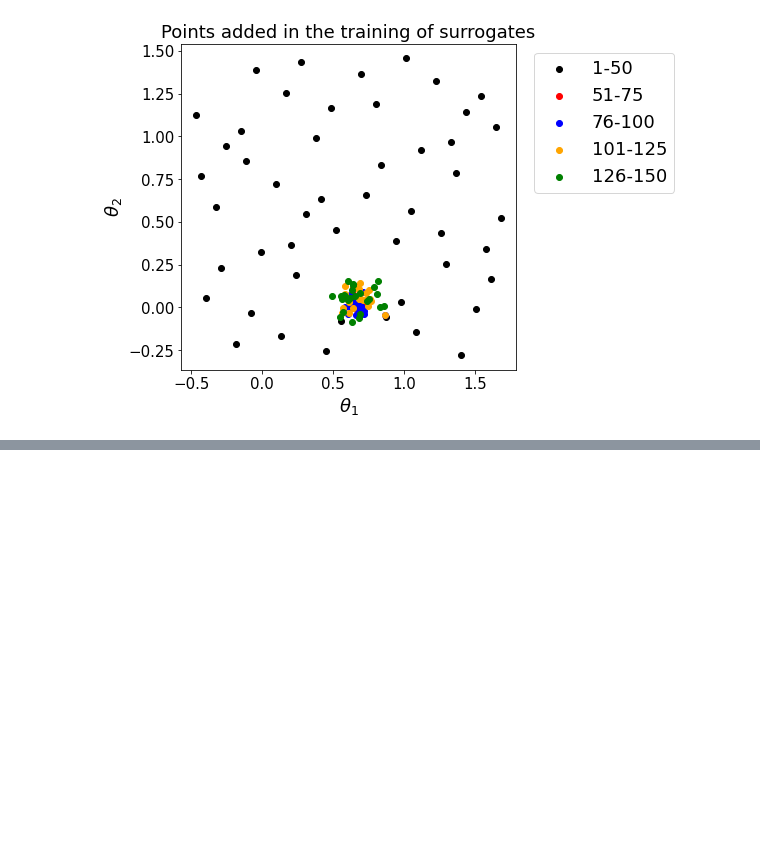
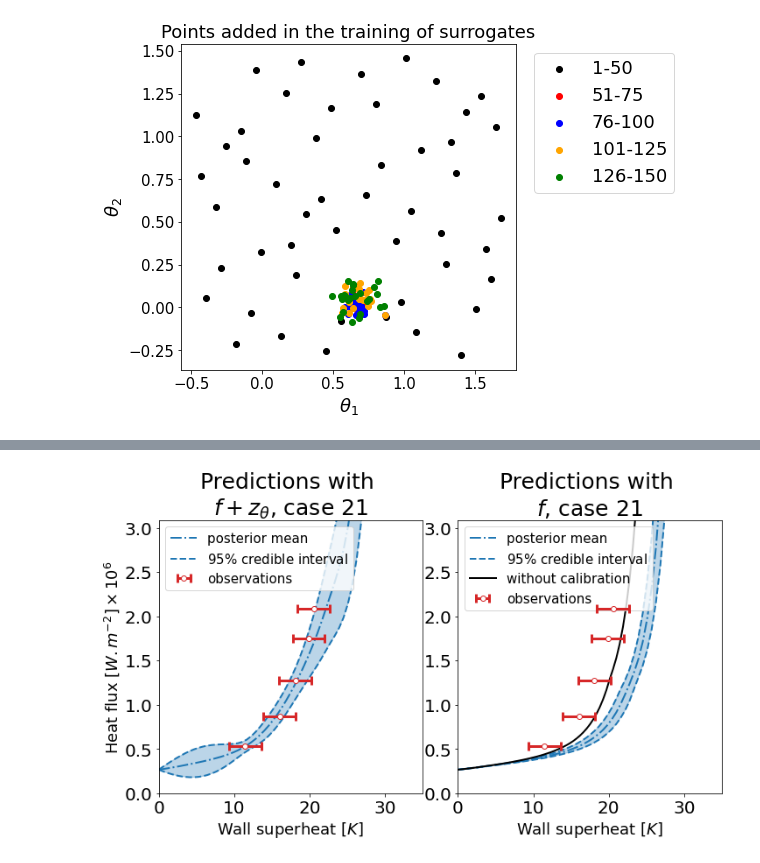
Before and after one commit to nleoni95/code2, a Jupyter notebook: Article1/Replica_Ravik_dotkernel/DensityPlots.ipynb, the cells around one changed output, grey strips where cells are left out. Saved outputs shown, nothing was run; the diff lists cells and outputs as text; code cells hidden in the pictures; blank space fills up the shorter version.

```diff
--- a/Article1/Replica_Ravik_dotkernel/DensityPlots.ipynb
+++ b/Article1/Replica_Ravik_dotkernel/DensityPlots.ipynb
@@ -287,0 +286,98 @@ axs[0,0].legend(ncol=5,bbox_to_anchor=(0.8, 0.03),
+# %%
+#FMP prédictions: z et f+z.
+
+
+
+#prédictions avec densités multiples.
+colorfz='cyan'
+colorf='tab:blue'
+colorfzkoh='gold'
+colorfkoh='tab:orange'
+colorfzfb='springgreen'
+colorffb='tab:green'
+colorpri='tab:grey'
+lw2=2
+lw1=2
+case=21
+#le cas 8 a des observations relou.
+foldname='results/'
+obs=pd.DataFrame(data=np.loadtxt('results/koh/obs'+str(case)+'.gnu'),columns=['x','y','incx'])
+
+
+#true
+pfmp=pd.DataFrame(data=np.loadtxt(foldname+'koh/preds'+str(case)+'.gnu'),columns=['x','fzmean','fzstd','fzstd2','fmean','q2p5','q97p5'])
+sampFfmp=pd.DataFrame(data=np.loadtxt(foldname+'koh/sampsf'+str(case)+'.gnu'),columns=['x','s1','s2','s3','s4','s5','s6','s7','s8','s9','s10'])
+sampZfmp=pd.DataFrame(data=np.loadtxt(foldname+'koh/sampsz'+str(case)+'.gnu'),columns=['x','s1','s2','s3','s4','s5','s6','s7','s8','s9','s10'])
+
+
+
+fig,axs=plt.subplots(nrows=1,ncols=2,figsize=(10,6))
+
+
+
+#axs[1].plot(pfb['x'],sampFfmp['s1'],linewidth=1.5,color='tab:red',zorder=0,alpha=0.8,label=r'samples')
+axs[1].plot(pfmp['x'],pfmp['fmean'],linewidth=lw2,linestyle='-.',color='tab:blue',label=r'posterior mean')
+axs[1].plot(pfmp['x'],pfmp['q97p5'],linewidth=lw1,linestyle='--',color='tab:blue',label=r'95$\%$ credible interval')
+axs[1].plot(pfmp['x'],pfmp['q2p5'],linewidth=lw1,linestyle='--',color='tab:blue')
+axs[1].fill_between(pfmp['x'],pfmp['q2p5'],pfmp['q97p5'],color='tab:blue',alpha=0.3)
+
+
+#axs[0].plot(pfmp['x'],sampFfmp['s1'],linewidth=1.5,color='tab:red',zorder=0,alpha=0.8,label=r'samples')
+axs[0].plot(pfmp['x'],pfmp['fzmean'],linewidth=lw2,linestyle='-.',color='tab:blue',label=r'posterior mean')
+axs[0].plot(pfmp['x'],pfmp['fzmean']+2*pfmp['fzstd'],linewidth=lw1,linestyle='--',color='tab:blue',label=r'95$\%$ credible interval')
+axs[0].plot(pfmp['x'],pfmp['fzmean']-2*pfmp['fzstd'],linewidth=lw1,linestyle='--',color='tab:blue')
+
+axs[0].fill_between(pfmp['x'],pfmp['fzmean']-2*pfmp['fzstd'],pfmp['fzmean']+2*pfmp['fzstd'],color='tab:blue',alpha=0.3)
+
+ls=['s4','s5','s6']
+#ls=['s5']
+
+#for s in ls:
+#    axs[1].plot(pfb['x'],sampFfmp[s],linewidth=1.5,color='tab:red',zorder=0,alpha=0.3)
+#    axs[0].plot(pfmp['x'],sampFfmp[s]+sampZfmp[s],linewidth=1.5,color='tab:red',zorder=0,alpha=0.3)
+
+axs[0].errorbar(obs['x'],obs['y'],xerr=3*obs['incx'],
+             color='tab:red',marker='o',ms=6,mfc='white',
+             capsize=5,capthick=3,linewidth=0,elinewidth=3,
+             label='observations',zorder=100)
+
+axs[1].errorbar(obs['x'],obs['y'],xerr=3*obs['incx'],
+             color='tab:red',marker='o',ms=6,mfc='white',
+             capsize=5,capthick=3,linewidth=0,elinewidth=3,
+             label='observations',zorder=100)
+
+for ax2 in axs:
+    ax2.yaxis.offsetText.set_visible(False)
+
+offset = axs[0].yaxis.get_major_formatter().get_offset()
+
+axs[0].set_xlim([0,35])
+axs[0].set_ylim([0,obs['y'][len(obs['y'])-1]+obs['incx'][len(obs['y'])-1]+1e6])
+axs[0].set_xlabel('Wall superheat $[K]$ ')
+axs[0].yaxis.set_label_text(r'Heat flux $[W.m^{-2}] \times 10^6$')
+axs[0].set_title('Predictions with \n'+r'$f+z_\theta$, case '+str(case),fontsize=25)
+
+axs[1].set_xlim([0,35])
+axs[1].set_ylim([0,obs['y'][len(obs['y'])-1]+3*obs['incx'][len(obs['y'])-1]+1e6])
+axs[1].set_xlabel('Wall superheat $[K]$')
+#axs[1].set_ylabel('Heat flux $[W.m^{-2}]$')
+axs[1].set_title('Predictions with \n'+r'$f$, case '+str(case),fontsize=25)
+#print(obs)
+plt.tight_layout()
+
+#prédictions nominales
+nom=pd.DataFrame(data=np.loadtxt('results/preds_nominal/cnom'+str(case)+'.gnu'),columns=['x','pred'])
+axs[1].plot(nom['x'],nom['pred'],linestyle='-',color='black',label='without calibration',lw=2)
+
+
+axs[0].legend(fontsize=15)
+axs[1].legend(fontsize=15)
+
+#print les hpars koh pooled
+#ls=['s5']
+#cases=['4','5','6','15','18','20','21','22']# ceux qui sont bons.
+
+axs[0].tick_params(axis='both', labelsize=20)
+axs[1].tick_params(axis='both', labelsize=20)
+print('preds KOH')
+# %% [output]
@@ -287,0 +385 @@ axs[0,0].legend(ncol=5,bbox_to_anchor=(0.8, 0.03),
+[figure, added]
```
Also changed, not shown: parts of 6 cells of this notebook, 19 other files.
